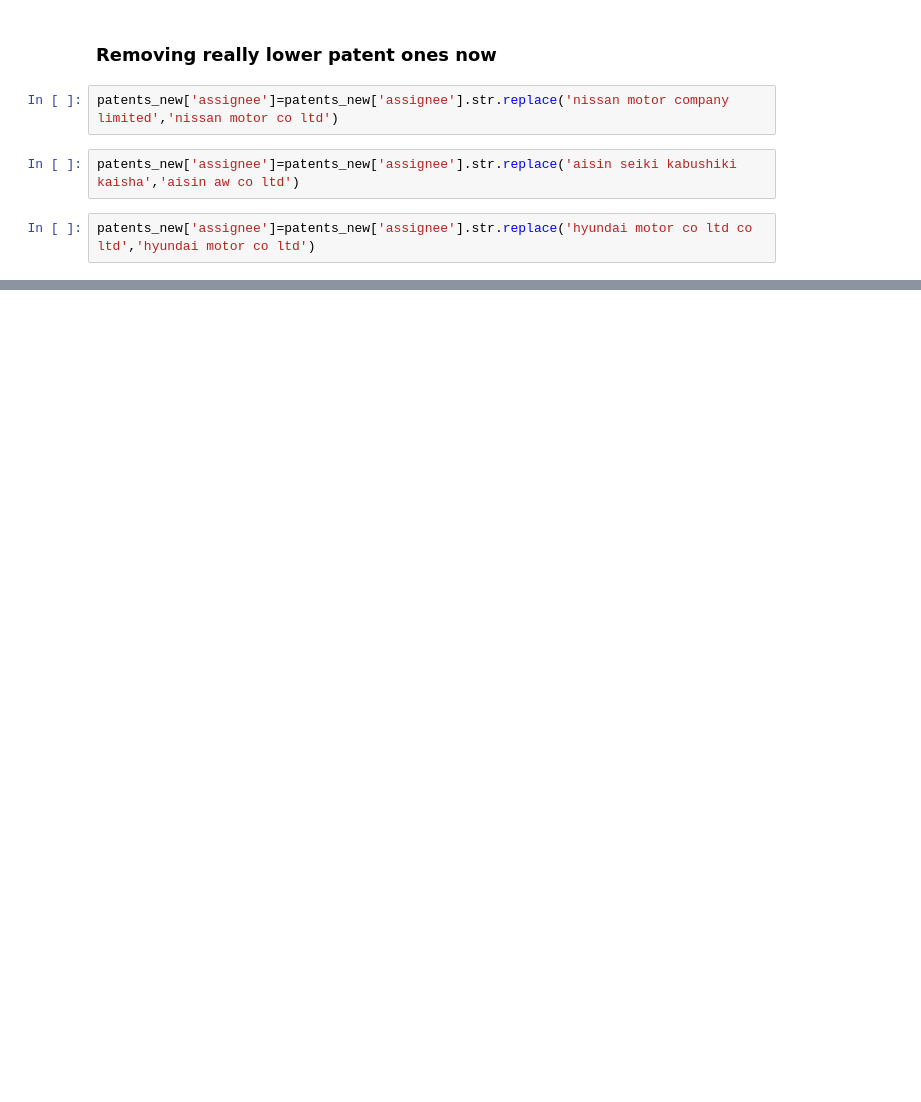
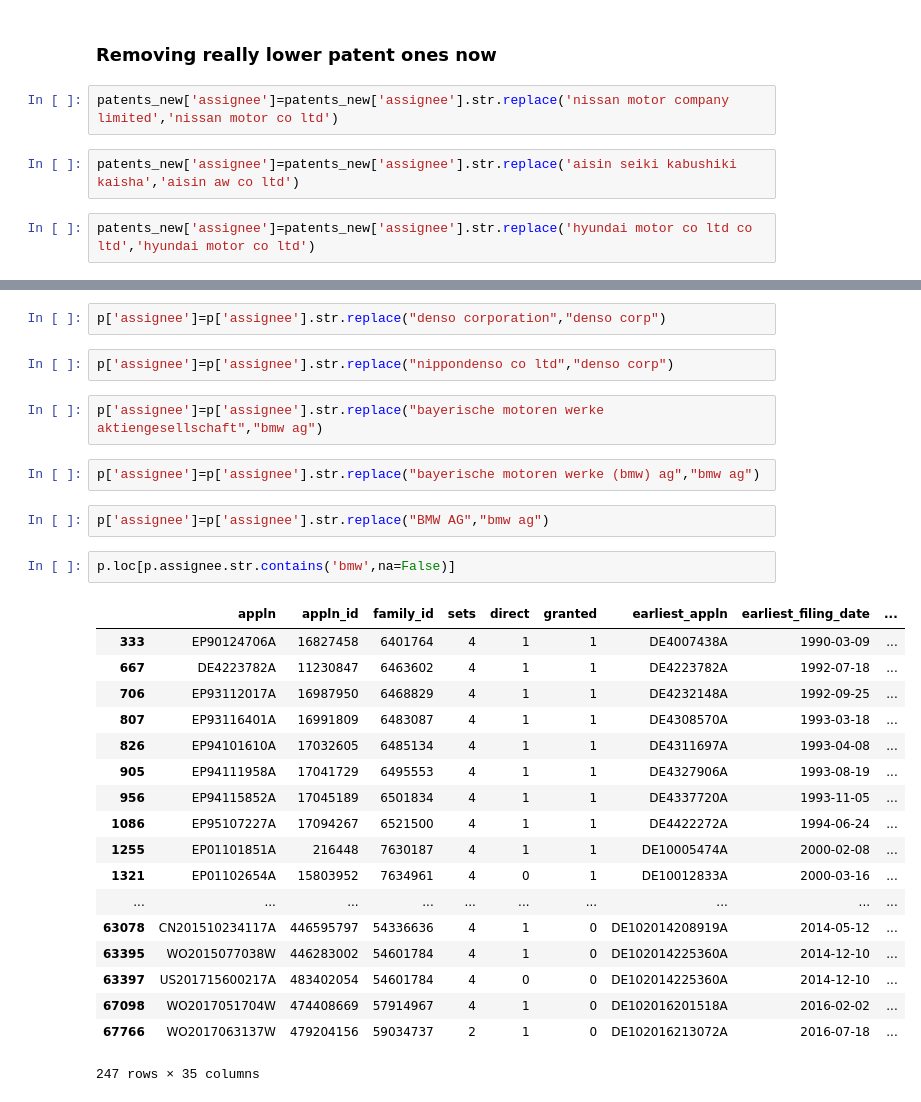
Before and after one commit to HassanSherwani/Topic_Modeling_concepts, a Jupyter notebook: Updated_top_mod/Firms-Preprocessing.ipynb, the cells around one changed output, grey strips where cells are left out. Cells and saved outputs as stored; diff of their text form; blank space fills up the shorter version.

```diff
--- a/Updated_top_mod/Firms-Preprocessing.ipynb
+++ b/Updated_top_mod/Firms-Preprocessing.ipynb
@@ -358,0 +450,31 @@ len(patents_new['assignee'])
+# %%
+p['assignee']=p['assignee'].str.replace("denso corporation","denso corp")
+# %%
+p['assignee']=p['assignee'].str.replace("nippondenso co ltd","denso corp")
+# %%
+p['assignee']=p['assignee'].str.replace("bayerische motoren werke aktiengesellschaft","bmw ag")
+# %%
+p['assignee']=p['assignee'].str.replace("bayerische motoren werke (bmw) ag","bmw ag")
+# %%
+p['assignee']=p['assignee'].str.replace("BMW AG","bmw ag")
+# %%
+p.loc[p.assignee.str.contains('bmw',na=False)]
+# %% [output]
+|  | appln | appln_id | family_id | sets | direct | granted | earliest_appln | earliest_filing_date | ... |
+| 333 | EP90124706A | 16827458 | 6401764 | 4 | 1 | 1 | DE4007438A | 1990-03-09 | ... |
+| 667 | DE4223782A | 11230847 | 6463602 | 4 | 1 | 1 | DE4223782A | 1992-07-18 | ... |
+| 706 | EP93112017A | 16987950 | 6468829 | 4 | 1 | 1 | DE4232148A | 1992-09-25 | ... |
+| 807 | EP93116401A | 16991809 | 6483087 | 4 | 1 | 1 | DE4308570A | 1993-03-18 | ... |
+| 826 | EP94101610A | 17032605 | 6485134 | 4 | 1 | 1 | DE4311697A | 1993-04-08 | ... |
+| 905 | EP94111958A | 17041729 | 6495553 | 4 | 1 | 1 | DE4327906A | 1993-08-19 | ... |
+| 956 | EP94115852A | 17045189 | 6501834 | 4 | 1 | 1 | DE4337720A | 1993-11-05 | ... |
+| 1086 | EP95107227A | 17094267 | 6521500 | 4 | 1 | 1 | DE4422272A | 1994-06-24 | ... |
+| 1255 | EP01101851A | 216448 | 7630187 | 4 | 1 | 1 | DE10005474A | 2000-02-08 | ... |
+| 1321 | EP01102654A | 15803952 | 7634961 | 4 | 0 | 1 | DE10012833A | 2000-03-16 | ... |
+| ... | ... | ... | ... | ... | ... | ... | ... | ... | ... |
+| 63078 | CN201510234117A | 446595797 | 54336636 | 4 | 1 | 0 | DE102014208919A | 2014-05-12 | ... |
+| 63395 | WO2015077038W | 446283002 | 54601784 | 4 | 1 | 0 | DE102014225360A | 2014-12-10 | ... |
+| 63397 | US201715600217A | 483402054 | 54601784 | 4 | 0 | 0 | DE102014225360A | 2014-12-10 | ... |
+| 67098 | WO2017051704W | 474408669 | 57914967 | 4 | 1 | 0 | DE102016201518A | 2016-02-02 | ... |
+| 67766 | WO2017063137W | 479204156 | 59034737 | 2 | 1 | 0 | DE102016213072A | 2016-07-18 | ... |
+247 rows × 35 columns
```
Also changed, not shown: parts of 73 cells of this notebook.
